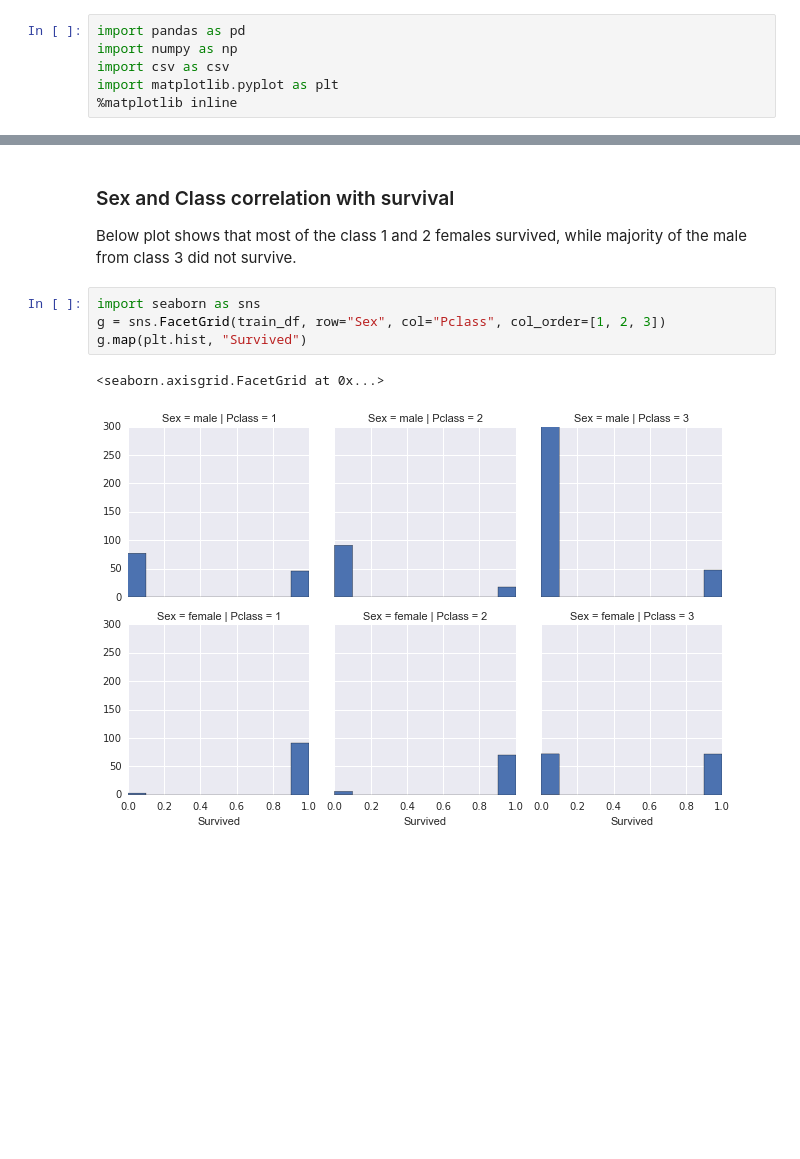
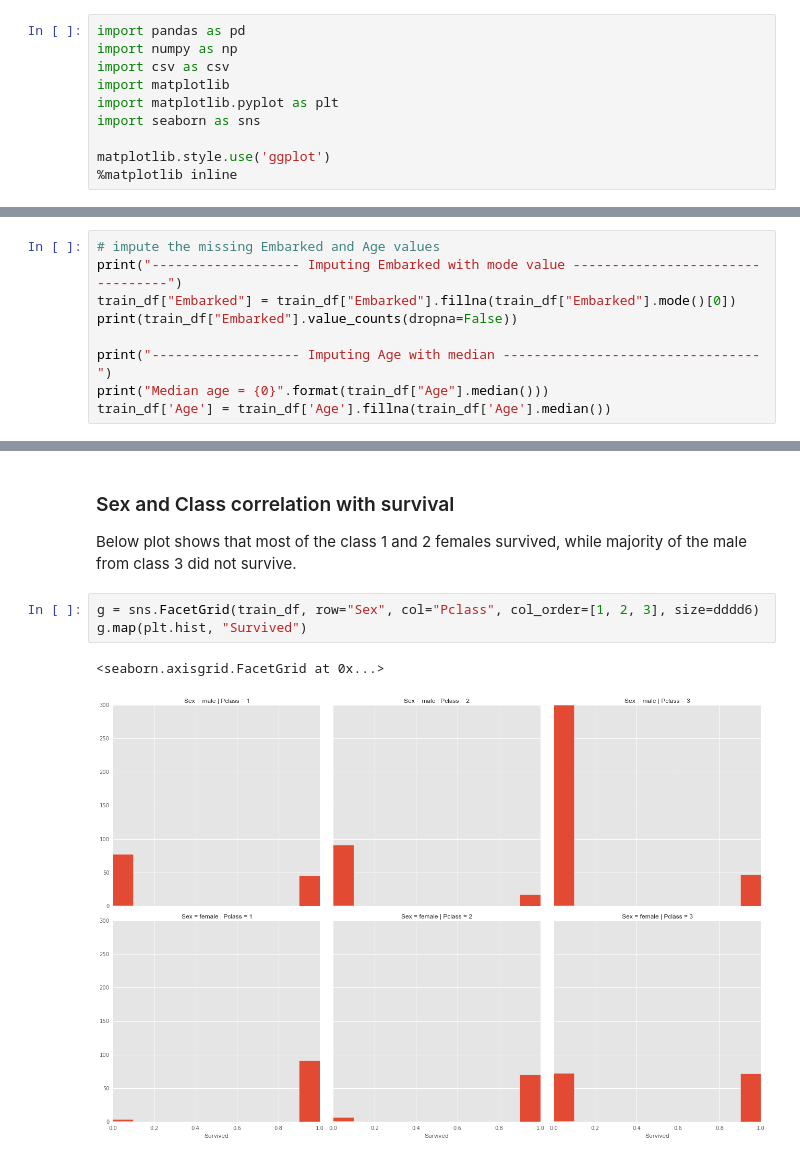
Before and after one commit to interlayer/kaggle-titanic, a Jupyter notebook: scripts/self/data_exploration.ipynb, the cells around one changed output, grey strips where cells are left out. Drawn from its saved outputs; the diff is of its cells as text; blank space fills up the shorter version.

```diff
--- a/scripts/self/data_exploration.ipynb
+++ b/scripts/self/data_exploration.ipynb
@@ -4,7 +4,11 @@
 import pandas as pd
 import numpy as np
 import csv as csv
+import matplotlib
 import matplotlib.pyplot as plt
+import seaborn as sns
+
+matplotlib.style.use('ggplot')
 %matplotlib inline
 # %%
 # explore training data
@@ -47,0 +61,9 @@ train_df = train_df.drop(['Ticket', 'Cabin'], axis=1)
+# %%
+# impute the missing Embarked and Age values
+print("------------------- Imputing Embarked with mode value ---------------------------------")
+train_df["Embarked"] = train_df["Embarked"].fillna(train_df["Embarked"].mode()[0])
+print(train_df["Embarked"].value_counts(dropna=False))
+
+print("------------------- Imputing Age with median ---------------------------------")
+print("Median age = {0}".format(train_df["Age"].median()))
+train_df['Age'] = train_df['Age'].fillna(train_df['Age'].median())
@@ -52,9 +82,8 @@ train_df = train_df.drop(['Ticket', 'Cabin'], axis=1)
 
 Below plot shows that most of the class 1 and 2 females survived, while majority of the male from class 3 did not survive.
 # %%
-import seaborn as sns
-g = sns.FacetGrid(train_df, row="Sex", col="Pclass", col_order=[1, 2, 3])
+g = sns.FacetGrid(train_df, row="Sex", col="Pclass", col_order=[1, 2, 3], size=dddd6)
 g.map(plt.hist, "Survived")
 # %% [output]
 <seaborn.axisgrid.FacetGrid at 0x...>
-[figure, old version]
+[figure, new version]
```
Also changed, not shown: parts of 15 cells of this notebook, 1 other file.
